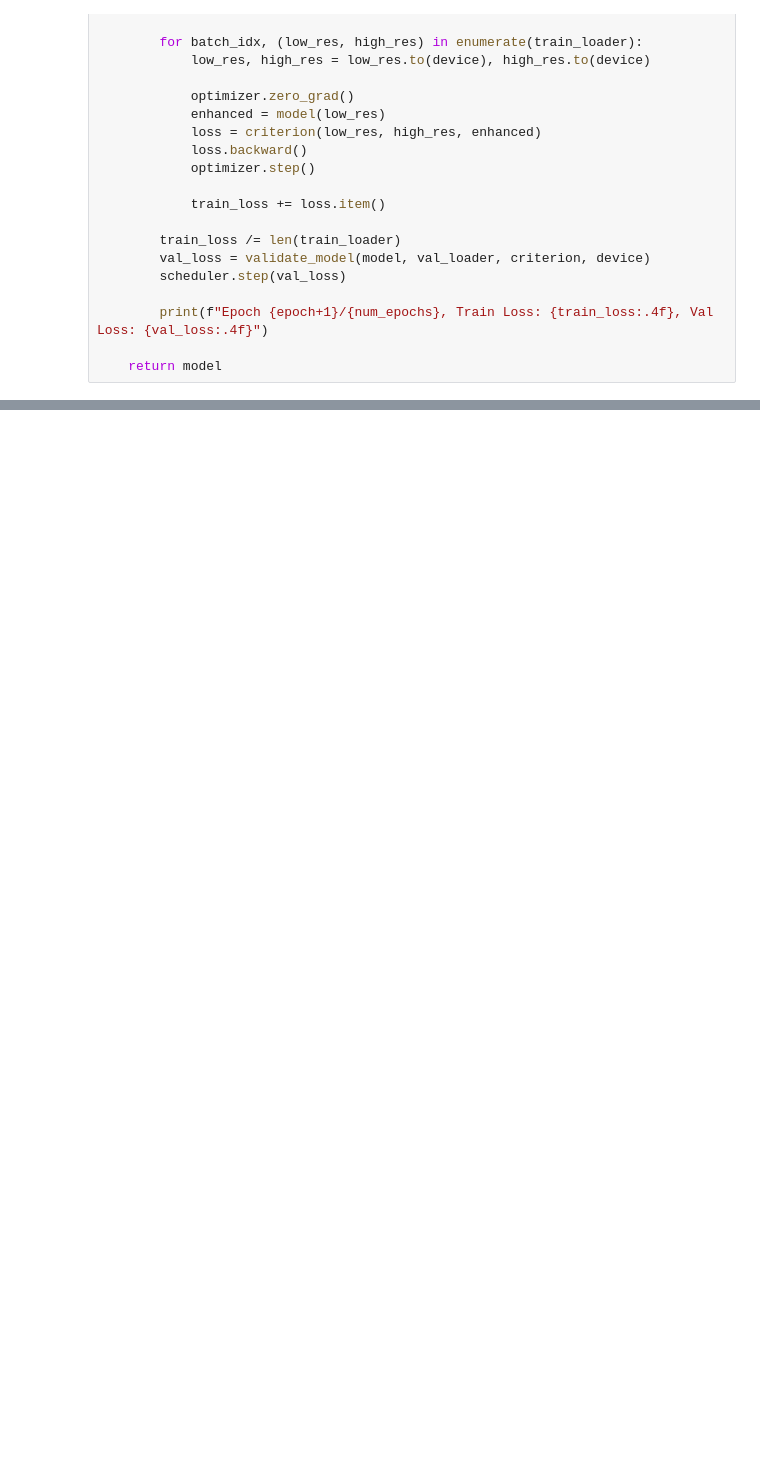
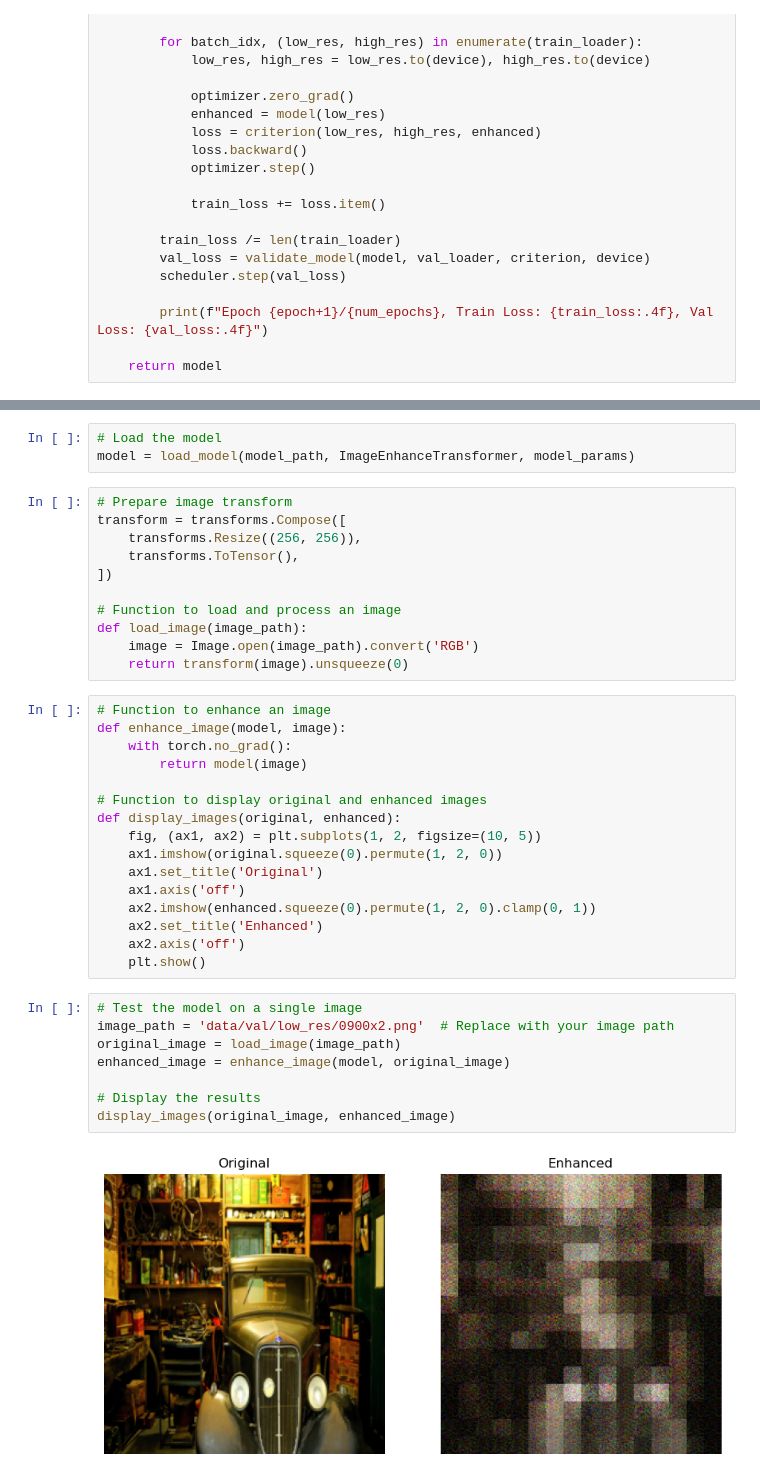
Before and after one commit to bcivitcioglu/imhance, a Jupyter notebook: dev.ipynb, the cells around one changed output, grey strips where cells are left out. Cells and saved outputs as stored; diff of their text form; blank space fills up the shorter version.

```diff
--- a/dev.ipynb
+++ b/dev.ipynb
@@ -242,0 +268,40 @@ Epoch 1/1, Train Loss: 0.4814, Val Loss: 0.5853
+# %%
+# Load the model
+model = load_model(model_path, ImageEnhanceTransformer, model_params)
+# %%
+# Prepare image transform
+transform = transforms.Compose([
+    transforms.Resize((256, 256)),
+    transforms.ToTensor(),
+])
+
+# Function to load and process an image
+def load_image(image_path):
+    image = Image.open(image_path).convert('RGB')
+    return transform(image).unsqueeze(0)
+# %%
+# Function to enhance an image
+def enhance_image(model, image):
+    with torch.no_grad():
+        return model(image)
+
+# Function to display original and enhanced images
+def display_images(original, enhanced):
+    fig, (ax1, ax2) = plt.subplots(1, 2, figsize=(10, 5))
+    ax1.imshow(original.squeeze(0).permute(1, 2, 0))
+    ax1.set_title('Original')
+    ax1.axis('off')
+    ax2.imshow(enhanced.squeeze(0).permute(1, 2, 0).clamp(0, 1))
+    ax2.set_title('Enhanced')
+    ax2.axis('off')
+    plt.show()
+# %%
+# Test the model on a single image
+image_path = 'data/val/low_res/0900x2.png'  # Replace with your image path
+original_image = load_image(image_path)
+enhanced_image = enhance_image(model, original_image)
+
+# Display the results
+display_images(original_image, enhanced_image)
+# %% [output]
+[figure, added]
```
Also changed, not shown: parts of 6 cells of this notebook, 6 other files.
